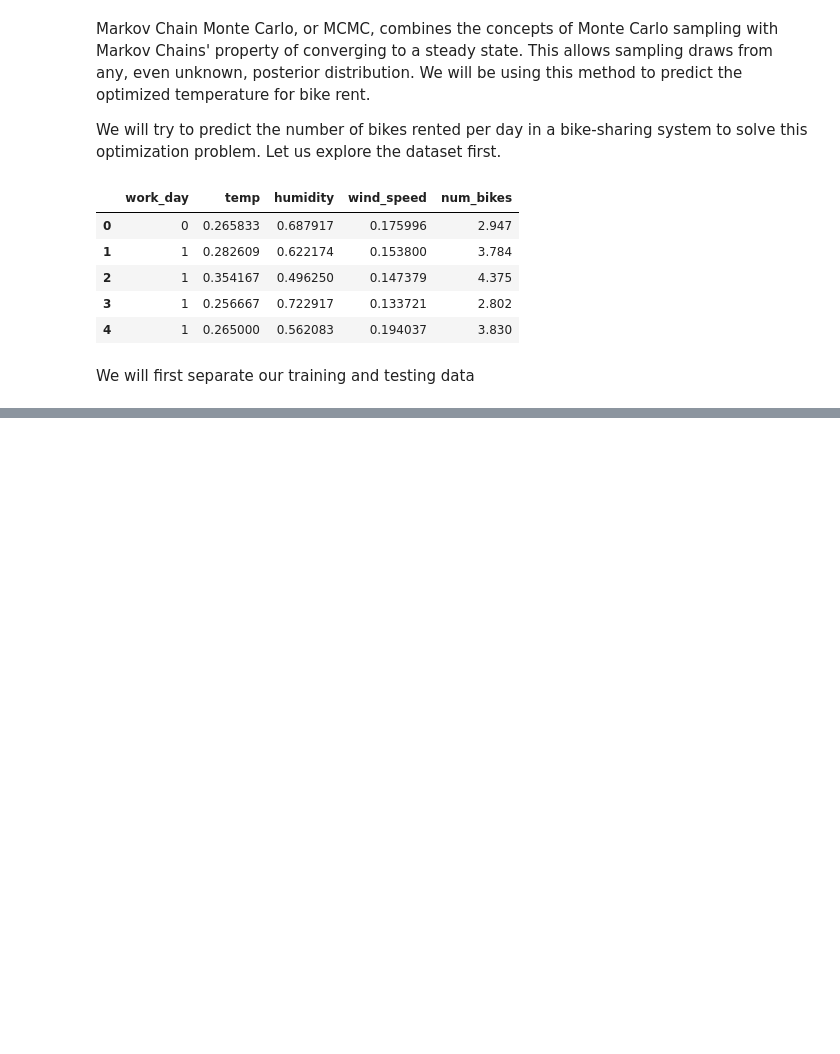
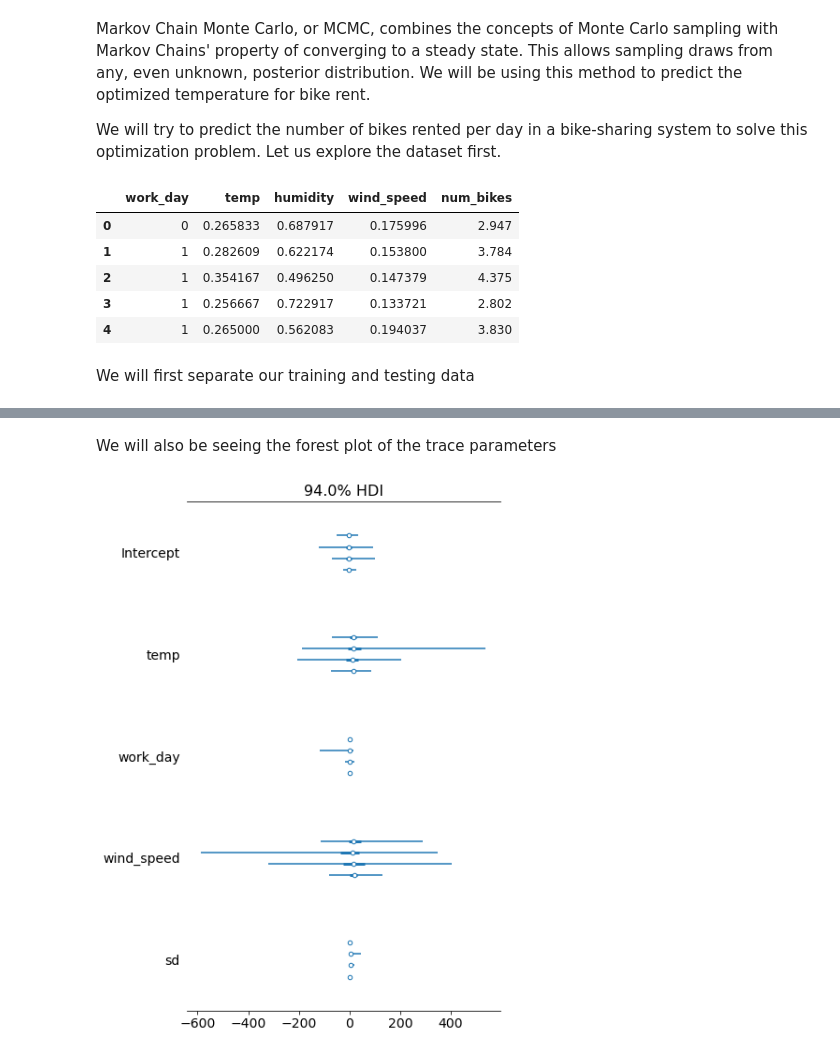
Before and after one commit to syednayeemridwan/data-science-projects, a Jupyter notebook: MCMC for Optimized profit/simulation - final - Copy.ipynb, the cells around one changed output, grey strips where cells are left out. Saved outputs shown, nothing was run; the diff lists cells and outputs as text; code cells hidden in the pictures; blank space fills up the shorter version.

```diff
--- a/MCMC for Optimized profit/simulation - final - Copy.ipynb
+++ b/MCMC for Optimized profit/simulation - final - Copy.ipynb
@@ -28,0 +138,9 @@ bikes_train = bikes.iloc[:-5]
+# %% [markdown]
+We will also be seeing the forest plot of the trace parameters
+# %%
+
+# Draw a forest plot of trace_2
+pm.forestplot(trace_2)
+plt.show()
+# %% [output]
+[figure, added]
```
Also changed, not shown: parts of 15 cells of this notebook.
